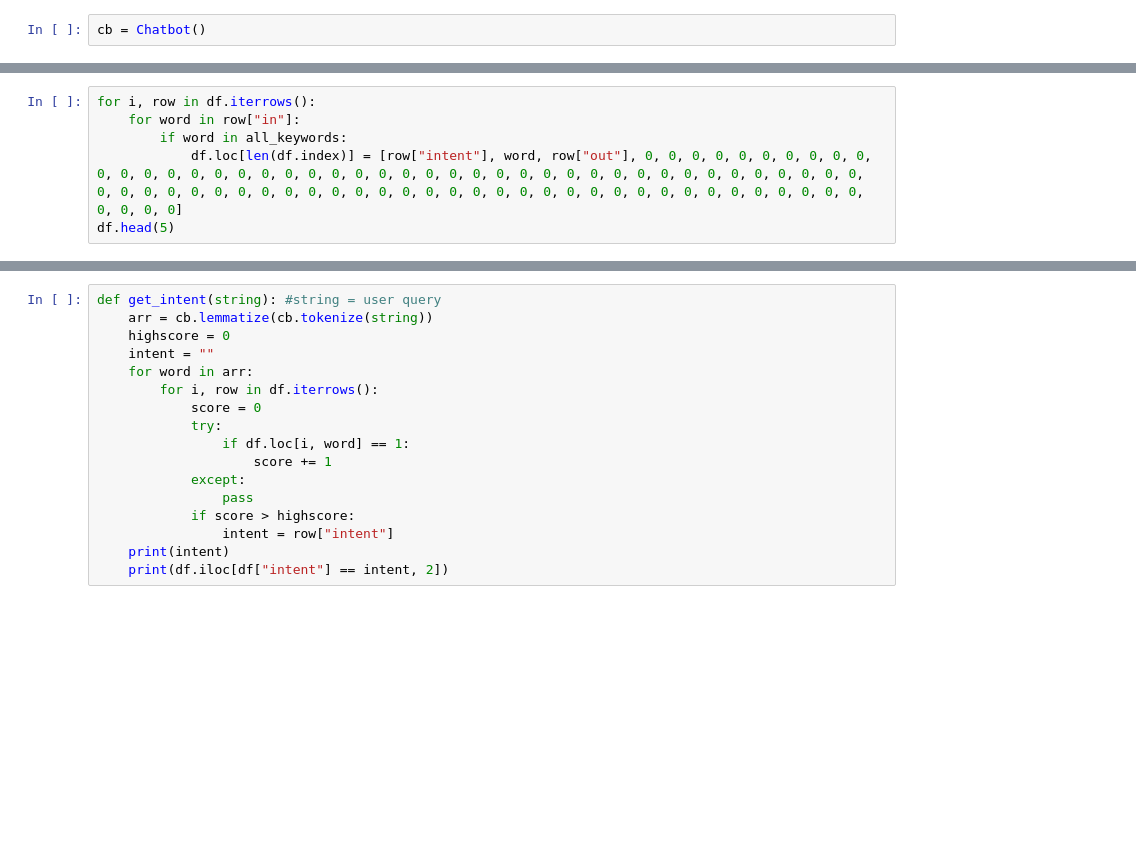
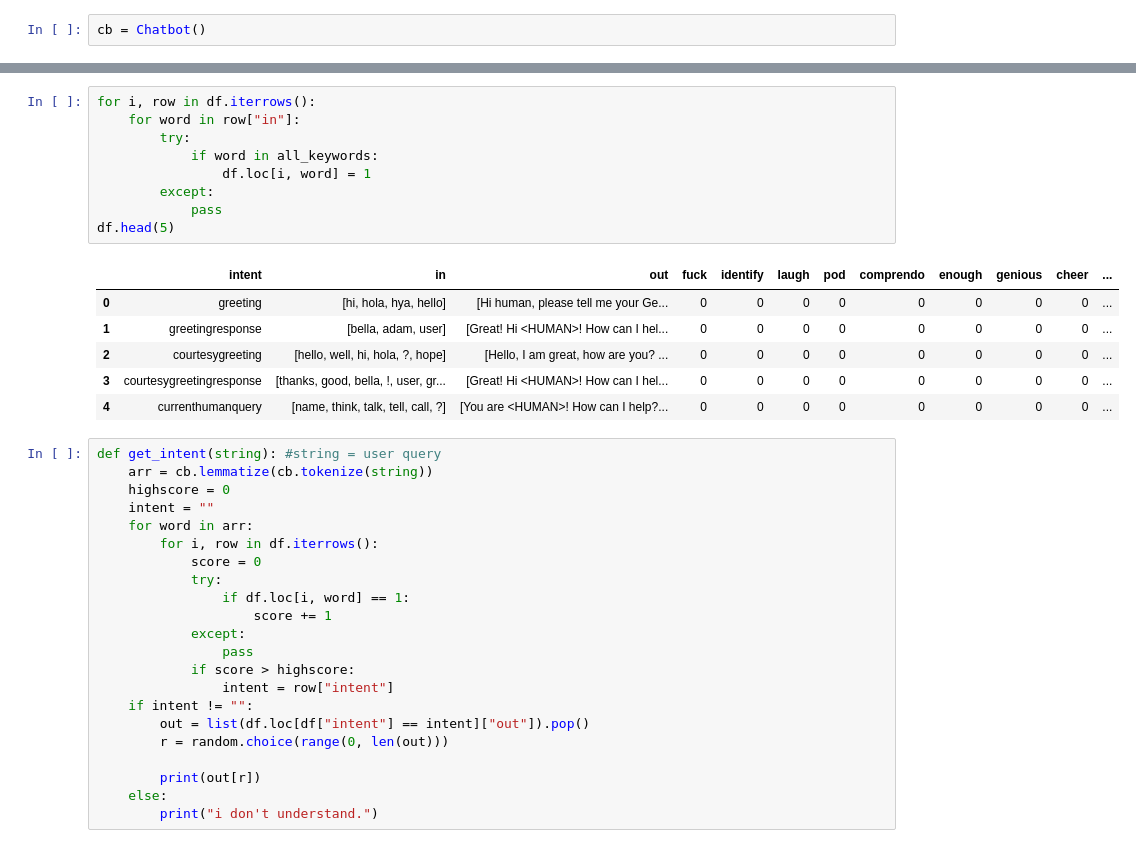
Before and after one commit to lkross06/easychat, a Jupyter notebook: tree.ipynb, the cells around one changed output, grey strips where cells are left out. Drawn from its saved outputs; the diff is of its cells as text; blank space fills up the shorter version.

```diff
--- a/tree.ipynb
+++ b/tree.ipynb
@@ -96,6 +95,0 @@ df.head(5)
-# %%
-for i, row in df.iterrows():
-    for word in row["in"]:
-        if word in all_keywords:
-            df.loc[len(df.index)] = [row["intent"], word, row["out"], 0, 0, 0, 0, 0, 0, 0, 0, 0, 0, 0, 0, 0, 0, 0, 0, 0, 0, 0, 0, 0, 0, 0, 0, 0, 0, 0, 0, 0, 0, 0, 0, 0, 0, 0, 0, 0, 0, 0, 0, 0, 0, 0, 0, 0, 0, 0, 0, 0, 0, 0, 0, 0, 0, 0, 0, 0, 0, 0, 0, 0, 0, 0, 0, 0, 0, 0, 0, 0, 0, 0, 0, 0, 0, 0, 0, 0, 0, 0, 0]
-df.head(5)
@@ -109,3 +96,19 @@ df.head(5)
+# %%
+for i, row in df.iterrows():
+    for word in row["in"]:
+        try:
+            if word in all_keywords:
+                df.loc[i, word] = 1
+        except:
+            pass
+df.head(5)
+# %% [output]
+|  | intent | in | out | fuck | identify | laugh | pod | comprendo | enough | genious | cheer | ... |
+| 0 | greeting | [hi, hola, hya, hello] | [Hi human, please tell me your Ge... | 0 | 0 | 0 | 0 | 0 | 0 | 0 | 0 | ... |
+| 1 | greetingresponse | [bella, adam, user] | [Great! Hi <HUMAN>! How can I hel... | 0 | 0 | 0 | 0 | 0 | 0 | 0 | 0 | ... |
+| 2 | courtesygreeting | [hello, well, hi, hola, ?, hope] | [Hello, I am great, how are you? ... | 0 | 0 | 0 | 0 | 0 | 0 | 0 | 0 | ... |
+| 3 | courtesygreetingresponse | [thanks, good, bella, !, user, gr... | [Great! Hi <HUMAN>! How can I hel... | 0 | 0 | 0 | 0 | 0 | 0 | 0 | 0 | ... |
+| 4 | currenthumanquery | [name, think, talk, tell, call, ?] | [You are <HUMAN>! How can I help?... | 0 | 0 | 0 | 0 | 0 | 0 | 0 | 0 | ... |
 # %%
 def get_intent(string): #string = user query
     arr = cb.lemmatize(cb.tokenize(string))
@@ -121,5 +124,10 @@ def get_intent(string): #string = user query
                 pass
             if score > highscore:
                 intent = row["intent"]
-    print(intent)
-    print(df.iloc[df["intent"] == intent, 2])
+    if intent != "":
+        out = list(df.loc[df["intent"] == intent]["out"]).pop()
+        r = random.choice(range(0, len(out)))
+
+        print(out[r])
+    else:
+        print("i don't understand.")
```
Also changed, not shown: parts of 10 cells of this notebook, 1 other file.
